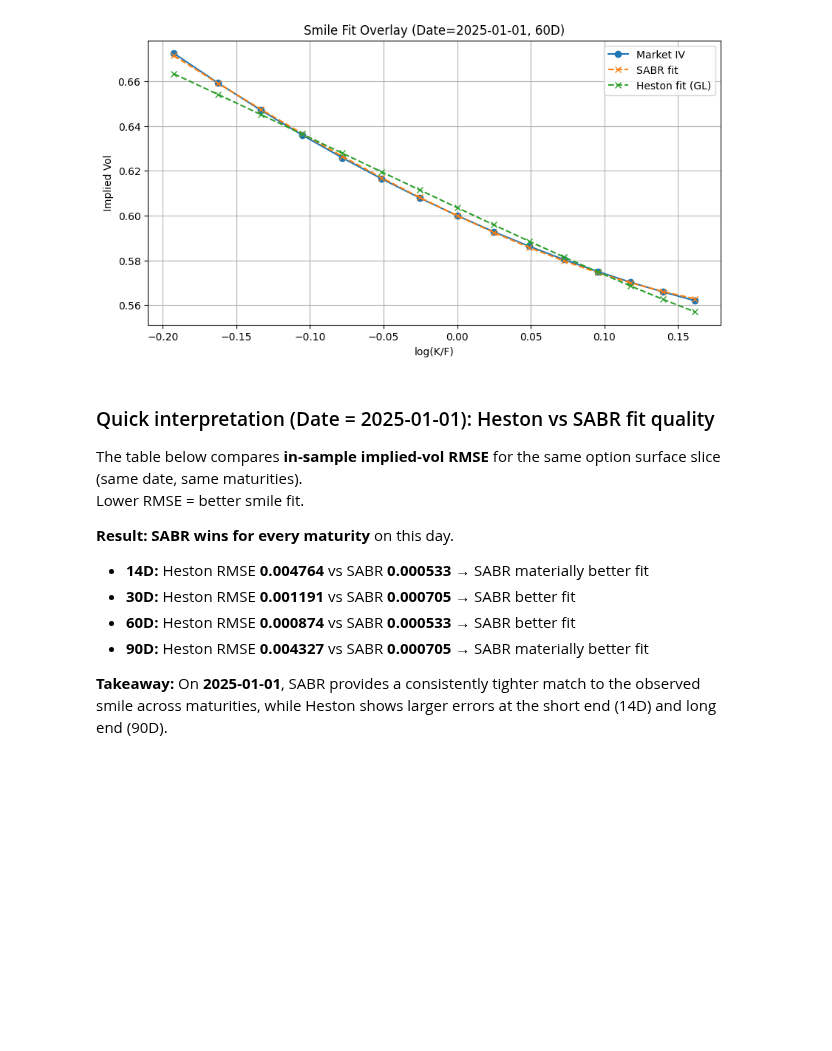
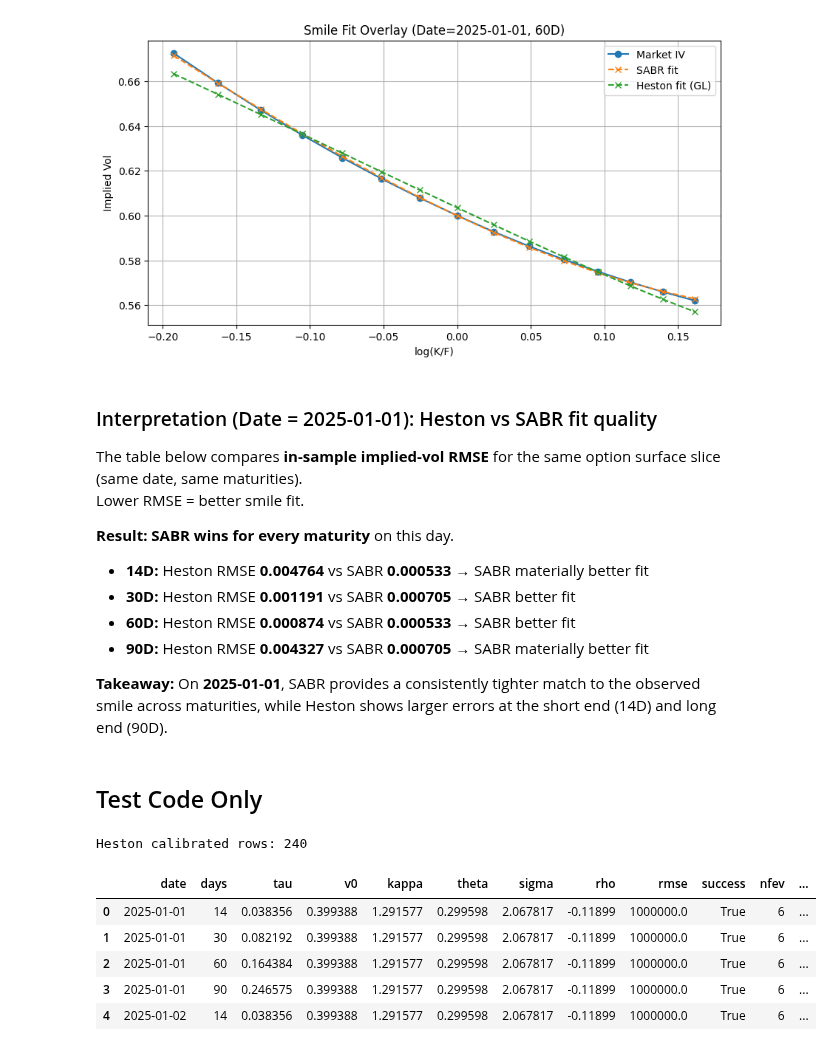
Before and after one commit to viriyaglim/viriyalaper-project, a Jupyter notebook: Python Projects/Volatility Smile Modelling and Option Pricing Heston vs SABR with Calibration and Hedging.ipynb, the cells around one changed output. Saved outputs shown, nothing was run; the diff lists cells and outputs as text; code cells hidden in the pictures; blank space fills up the shorter version.

Commit message:
Updates to Project: Volatility Smile Modelling and Option Pricing Heston vs SABR with Calibration and Hedging.ipynb

```diff
--- a/Python Projects/Volatility Smile Modelling and Option Pricing Heston vs SABR with Calibration and Hedging.ipynb
+++ b/Python Projects/Volatility Smile Modelling and Option Pricing Heston vs SABR with Calibration and Hedging.ipynb
@@ -1602,7 +1602,7 @@ plt.show()
 # %% [output]
 [figure]
 # %% [markdown]
-### Quick interpretation (Date = 2025-01-01): Heston vs SABR fit quality
+### Interpretation (Date = 2025-01-01): Heston vs SABR fit quality
 
 The table below compares **in-sample implied-vol RMSE** for the same option surface slice (same date, same maturities).
 Lower RMSE = better smile fit.
@@ -1615,3 +1615,5 @@ Lower RMSE = better smile fit.
 - **90D:** Heston RMSE **0.004327** vs SABR **0.000705** → SABR materially better fit
 
 **Takeaway:** On **2025-01-01**, SABR provides a consistently tighter match to the observed smile across maturities, while Heston shows larger errors at the short end (14D) and long end (90D).
+# %% [markdown]
+## Test Code Only
@@ -1617,0 +1747,51 @@ Lower RMSE = better smile fit.
+# %%
+#Build heston params
+
+# -----------------------
+# Build Heston parameter table across time
+# -----------------------
+df_heston = df_iv[df_iv["cp"] == "C"].copy()  # calls only
+
+heston_records = []
+for (d, days), sl in df_heston.groupby(["date", "days"]):
+    if sl.shape[0] < CFG["min_quotes_per_maturity"]:
+        continue
+
+    best = calibrate_heston_multistart(
+        sl.sort_values("log_mny"),
+        n_starts=CFG.get("heston_multistart", 5),
+        maxiter=CFG.get("heston_maxiter", 80),
+        seed=123
+    )
+
+    # record includes stability + convergence
+    if best["x"] is None:
+        heston_records.append({
+            "date": d, "days": int(days), "tau": float(sl["tau"].iloc[0]),
+            "v0": np.nan, "kappa": np.nan, "theta": np.nan, "sigma": np.nan, "rho": np.nan,
+            "rmse": np.nan, "success": False, "nfev": np.nan, "n_fit": int(sl.shape[0])
+        })
+        continue
+
+    v0, kappa, theta, sigma, rho = best["x"]
+    heston_records.append({
+        "date": d, "days": int(days), "tau": float(sl["tau"].iloc[0]),
+        "v0": float(v0), "kappa": float(kappa), "theta": float(theta),
+        "sigma": float(sigma), "rho": float(rho),
+        "rmse": float(best["rmse"]),
+        "success": bool(best["success"]),
+        "nfev": int(best["nfev"]) if best["nfev"] is not None else np.nan,
+        "n_fit": int(sl.shape[0])
+    })
+
+heston_params = pd.DataFrame(heston_records).sort_values(["date","days"]).reset_index(drop=True)
+print("Heston calibrated rows:", heston_params.shape[0])
+heston_params.head()
+# %% [output]
+Heston calibrated rows: 240
+|  | date | days | tau | v0 | kappa | theta | sigma | rho | rmse | success | nfev | ... |
+| 0 | 2025-01-01 | 14 | 0.038356 | 0.399388 | 1.291577 | 0.299598 | 2.067817 | -0.11899 | 1000000.0 | True | 6 | ... |
+| 1 | 2025-01-01 | 30 | 0.082192 | 0.399388 | 1.291577 | 0.299598 | 2.067817 | -0.11899 | 1000000.0 | True | 6 | ... |
+| 2 | 2025-01-01 | 60 | 0.164384 | 0.399388 | 1.291577 | 0.299598 | 2.067817 | -0.11899 | 1000000.0 | True | 6 | ... |
+| 3 | 2025-01-01 | 90 | 0.246575 | 0.399388 | 1.291577 | 0.299598 | 2.067817 | -0.11899 | 1000000.0 | True | 6 | ... |
+| 4 | 2025-01-02 | 14 | 0.038356 | 0.399388 | 1.291577 | 0.299598 | 2.067817 | -0.11899 | 1000000.0 | True | 6 | ... |
```
Also changed, not shown: parts of 11 cells of this notebook.
